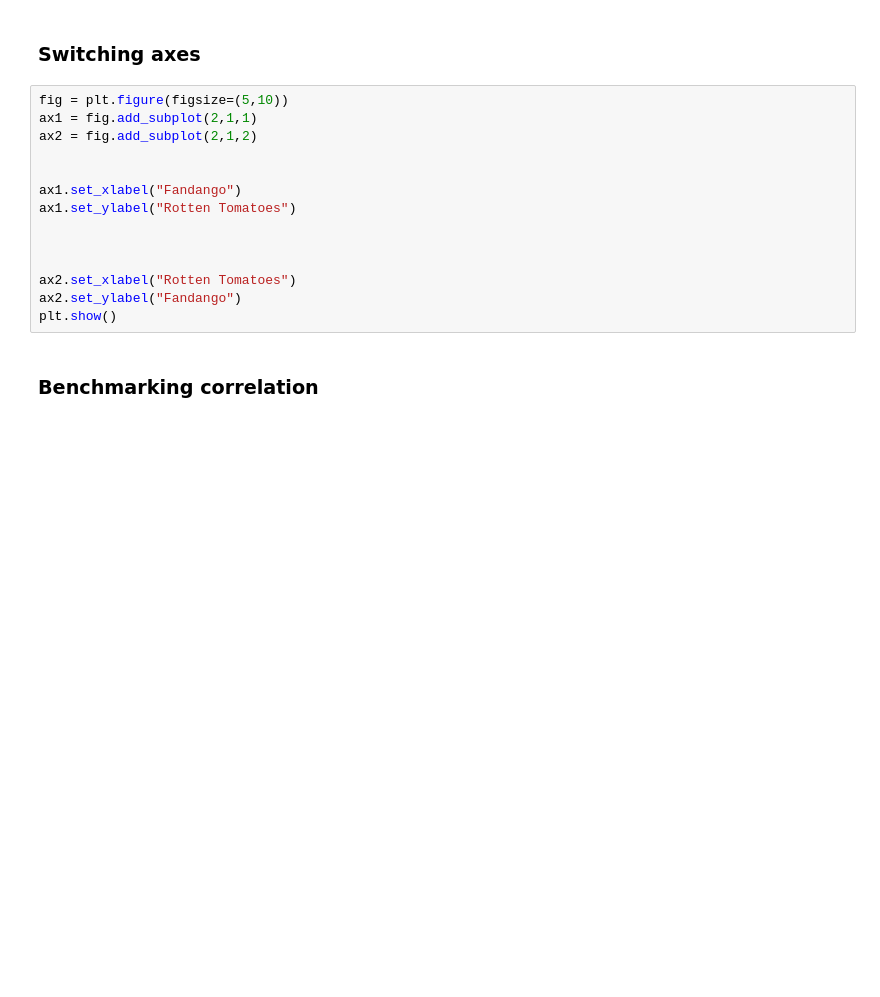
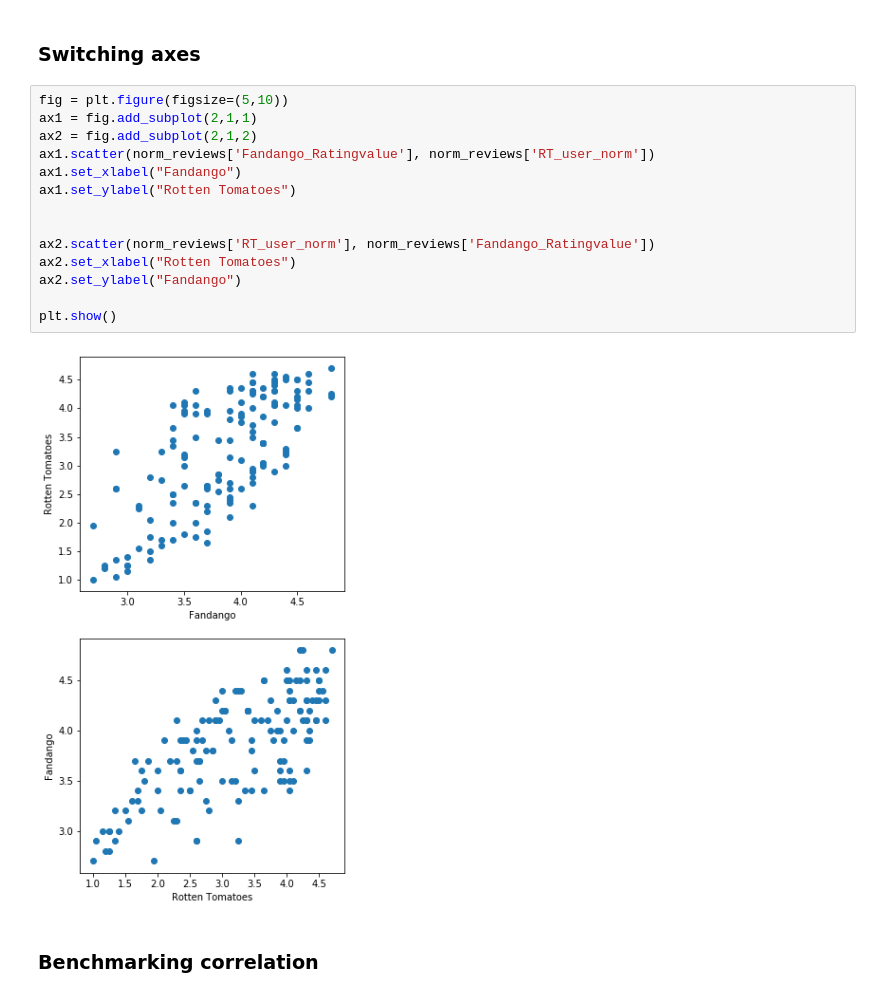
Before and after one commit to kbreberc/analitika-podatkov, a Jupyter notebook: Del_05_Prikazovanje_podatkov_osnovno/05_Prikazovanje_podatkov_osnovno_CLEAN.ipynb, the cells around one changed output. Drawn from its saved outputs; the diff is of its cells as text; blank space fills up the shorter version.

```diff
--- a/Del_05_Prikazovanje_podatkov_osnovno/05_Prikazovanje_podatkov_osnovno_CLEAN.ipynb
+++ b/Del_05_Prikazovanje_podatkov_osnovno/05_Prikazovanje_podatkov_osnovno_CLEAN.ipynb
@@ -408,17 +410,19 @@ plt.show()
 # %%
 fig = plt.figure(figsize=(5,10))
 ax1 = fig.add_subplot(2,1,1)
 ax2 = fig.add_subplot(2,1,2)
-
-
+ax1.scatter(norm_reviews['Fandango_Ratingvalue'], norm_reviews['RT_user_norm'])
 ax1.set_xlabel("Fandango")
 ax1.set_ylabel("Rotten Tomatoes")
 
 
-
+ax2.scatter(norm_reviews['RT_user_norm'], norm_reviews['Fandango_Ratingvalue'])
 ax2.set_xlabel("Rotten Tomatoes")
 ax2.set_ylabel("Fandango")
+
 plt.show()
+# %% [output]
+[figure, added]
 # %% [markdown]
 ### Benchmarking correlation
 # %%
```
Also changed, not shown: parts of 13 cells of this notebook, 35 other files.
